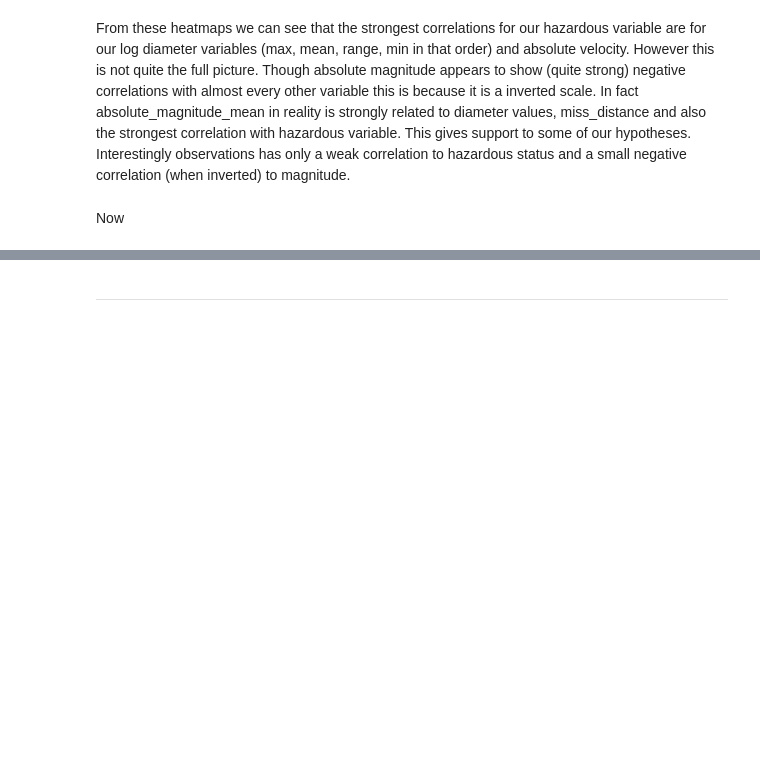
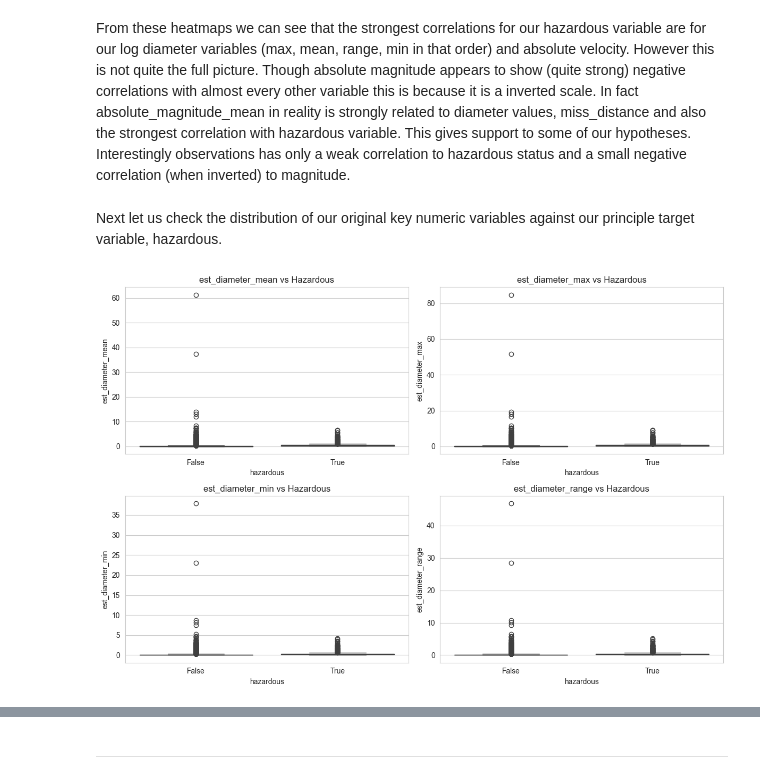
Before and after one commit to Mikeecee1/Near-Earth-Asteroid-Analysis, a Jupyter notebook: jupyter_notebooks/Visualisation.ipynb, the cells around one changed output, grey strips where cells are left out. Cells and saved outputs as stored; diff of their text form; code cells hidden in the pictures; blank space fills up the shorter version.

Commit message:
completed EDA section of visualisations

```diff
--- a/jupyter_notebooks/Visualisation.ipynb
+++ b/jupyter_notebooks/Visualisation.ipynb
@@ -80,6 +80,7 @@ import plotly.express as px
 import sklearn as sklearn
 import warnings
 warnings.filterwarnings('ignore')
+sns.set_style(style="whitegrid")
 # %% [markdown]
 Load data and summary statistics for dataset
 # %%
@@ -163,5 +164,17 @@ sns.heatmap(correlation_matrix, annot=True, fmt=".2f", cmap='coolwarm', square=T
 From these heatmaps we can see that the strongest correlations for our hazardous variable are for our log diameter variables (max, mean, range, min in that order) and absolute velocity.
 However this is not quite the full picture. Though absolute magnitude appears to show (quite strong) negative correlations with almost every other variable this is because it is a inverted scale. In fact absolute_magnitude_mean in reality is strongly related to diameter values, miss_distance and also the strongest correlation with hazardous variable. This gives support to some of our hypotheses.
 Interestingly observations has only a weak correlation to hazardous status and a small negative correlation (when inverted) to magnitude.
-# %% [markdown]
-Now
+# %% [markdown]
+Next let us check the distribution of our original key numeric variables against our principle target variable, hazardous.
+# %%
+# -- Boxplots: Comparing Hazardous vs Non-Hazardous  (diameter) --
+box_features = ["est_diameter_mean", 'est_diameter_max', 'est_diameter_min','est_diameter_range']
+plt.figure(figsize=(12, 8))
+for i, col in enumerate(box_features, 1):
+    plt.subplot(2, 2, i)
+    sns.boxplot(data=df, x="hazardous", y=col)
+    plt.title(f"{col} vs Hazardous")
+plt.tight_layout()
+plt.show()
+# %% [output]
+[figure, added]
```
Also changed, not shown: parts of 13 cells of this notebook.
